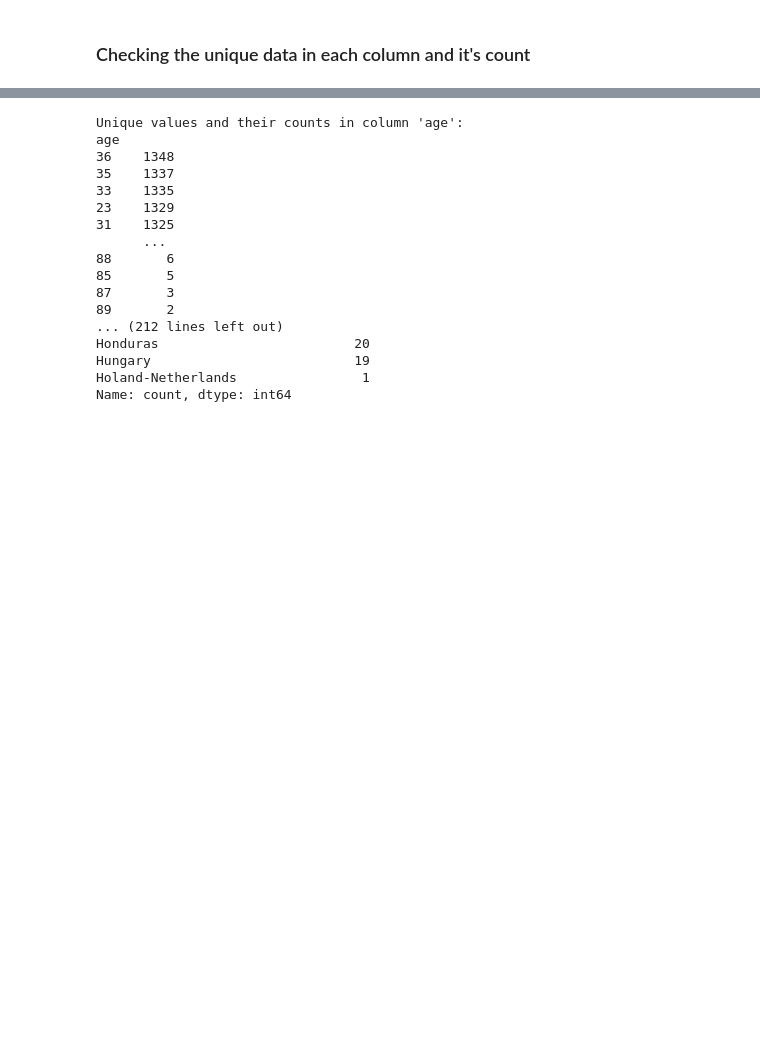
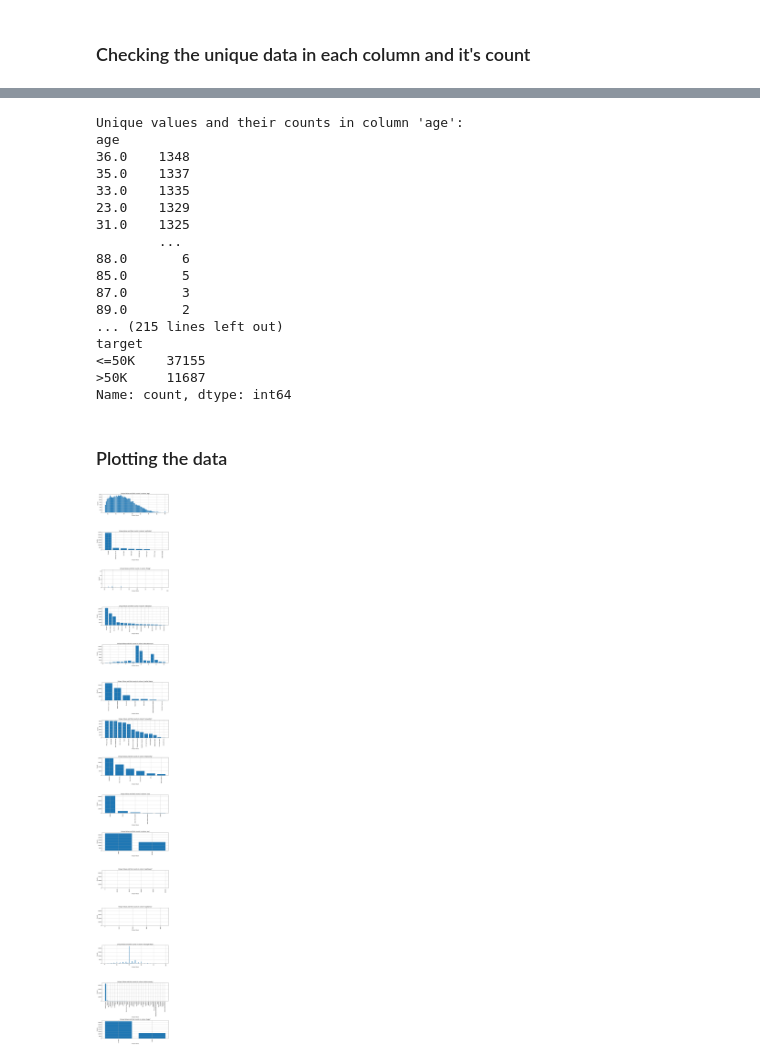
Before and after one commit to Uziii-man/Automatic-Census-Data-Modeling, a Jupyter notebook: Preprocessing the Census Data.ipynb, the cells around one changed output, grey strips where cells are left out. Drawn from its saved outputs; the diff is of its cells as text; code cells hidden in the pictures; blank space fills up the shorter version.

Commit message:
Data Cleaning

```diff
--- a/Preprocessing the Census Data.ipynb
+++ b/Preprocessing the Census Data.ipynb
@@ -62,0 +57,5 @@ df_census_data
+# %%
+adult = fetch_openml(name="adult", version=2)
+df_census_data = pd.DataFrame(data=adult.data, columns=adult.feature_names)
+df_census_data["target"] = adult.target
+df_census_data
@@ -116,18 +156,38 @@ for column in df_census_data.columns:
 # %% [output]
 Unique values and their counts in column 'age':
 age
-36    1348
-35    1337
-33    1335
-23    1329
-31    1325
-      ...
-88       6
-85       5
-87       3
-89       2
-... (212 lines left out)
-Honduras                         20
-Hungary                          19
-Holand-Netherlands                1
+36.0    1348
+35.0    1337
+33.0    1335
+23.0    1329
+31.0    1325
+        ...
+88.0       6
+85.0       5
+87.0       3
+89.0       2
+... (215 lines left out)
+target
+<=50K    37155
+>50K     11687
 Name: count, dtype: int64
+# %% [markdown]
+### Plotting the data
+# %%
+num_rows = len(df_census_data.columns)
+# print(num_rows)
+fig, axs = plt.subplots(num_rows, 1, figsize=(10, 5*num_rows))
+
+for i, column in enumerate(df_census_data.columns):
+    unique_values_counts = df_census_data[column].value_counts()
+    axs[i].bar(unique_values_counts.index, unique_values_counts.values)
+    axs[i].set_title(f"Unique Values and their counts in column '{column}'")
+    axs[i].set_xlabel("Unique Values")
+    axs[i].set_ylabel("Counts")
+    axs[i].grid(True)
+    axs[i].tick_params(axis='x', rotation=90)
+
+plt.tight_layout()
+plt.show()
+# %% [output]
+[figure, added]
```
Also changed, not shown: parts of 29 cells of this notebook, 1 other file.
